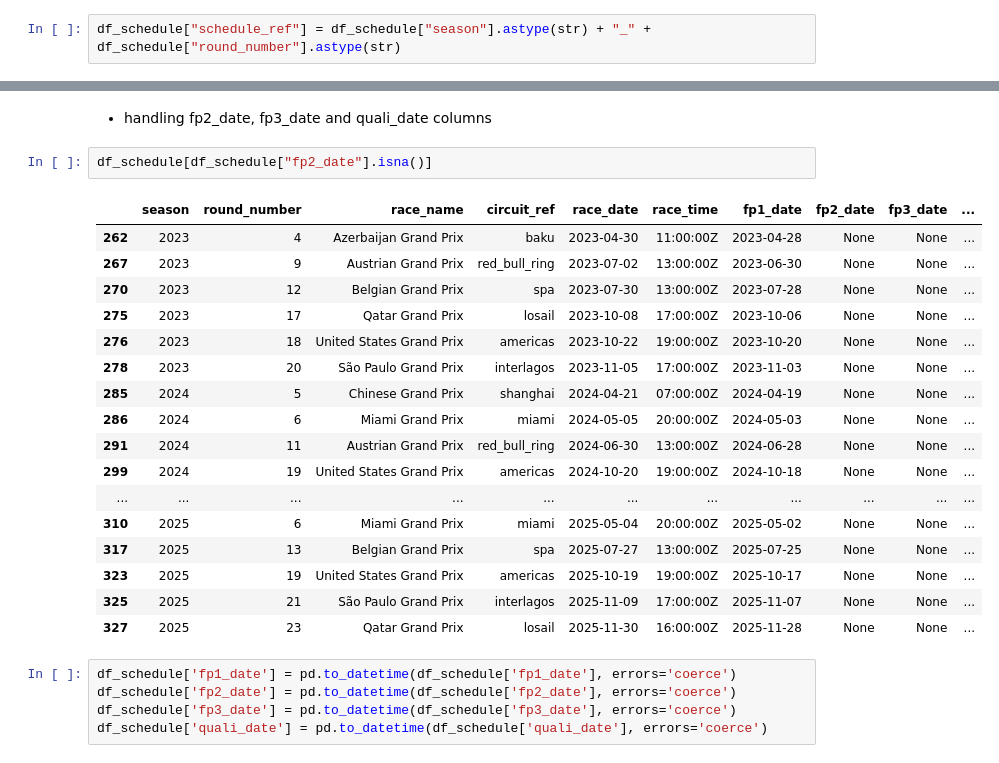
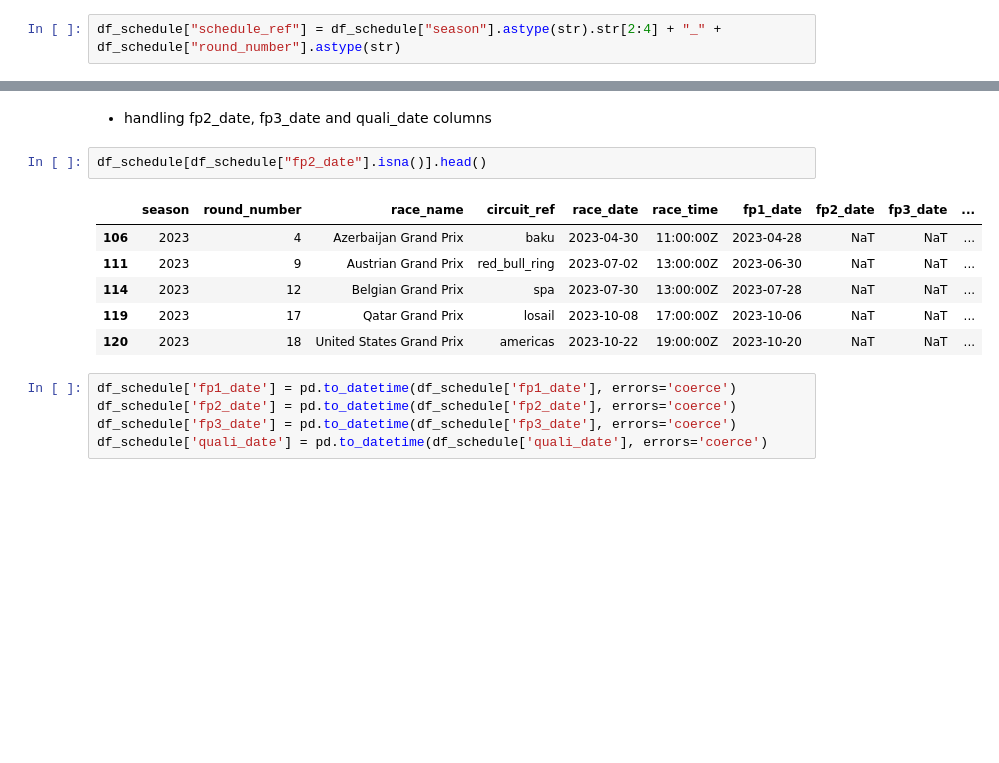
Before and after one commit to kanishka-maurya/F1, a Jupyter notebook: data_processing_notebooks/schedule.ipynb, the cells around one changed output, grey strips where cells are left out. Cells and saved outputs as stored; diff of their text form; blank space fills up the shorter version.

```diff
--- a/data_processing_notebooks/schedule.ipynb
+++ b/data_processing_notebooks/schedule.ipynb
@@ -50,7 +50,7 @@ memory usage: 28.7+ KB
 - creating **PRIMARY KEY**
 - combination of season and round_number columns is unique
 # %%
-df_schedule["schedule_ref"] = df_schedule["season"].astype(str) + "_" + df_schedule["round_number"].astype(str)
+df_schedule["schedule_ref"] = df_schedule["season"].astype(str).str[2:4] + "_" + df_schedule["round_number"].astype(str)
 # %%
 len(df_schedule["schedule_ref"].unique())
 # %% [output]
@@ -86,25 +79,14 @@ memory usage: 33.9+ KB
 # %% [markdown]
 - handling fp2_date, fp3_date and quali_date columns
 # %%
-df_schedule[df_schedule["fp2_date"].isna()]
+df_schedule[df_schedule["fp2_date"].isna()].head()
 # %% [output]
 |  | season | round_number | race_name | circuit_ref | race_date | race_time | fp1_date | fp2_date | fp3_date | ... |
-| 262 | 2023 | 4 | Azerbaijan Grand Prix | baku | 2023-04-30 | 11:00:00Z | 2023-04-28 | None | None | ... |
-| 267 | 2023 | 9 | Austrian Grand Prix | red_bull_ring | 2023-07-02 | 13:00:00Z | 2023-06-30 | None | None | ... |
-| 270 | 2023 | 12 | Belgian Grand Prix | spa | 2023-07-30 | 13:00:00Z | 2023-07-28 | None | None | ... |
-| 275 | 2023 | 17 | Qatar Grand Prix | losail | 2023-10-08 | 17:00:00Z | 2023-10-06 | None | None | ... |
-| 276 | 2023 | 18 | United States Grand Prix | americas | 2023-10-22 | 19:00:00Z | 2023-10-20 | None | None | ... |
-| 278 | 2023 | 20 | São Paulo Grand Prix | interlagos | 2023-11-05 | 17:00:00Z | 2023-11-03 | None | None | ... |
-| 285 | 2024 | 5 | Chinese Grand Prix | shanghai | 2024-04-21 | 07:00:00Z | 2024-04-19 | None | None | ... |
-| 286 | 2024 | 6 | Miami Grand Prix | miami | 2024-05-05 | 20:00:00Z | 2024-05-03 | None | None | ... |
-| 291 | 2024 | 11 | Austrian Grand Prix | red_bull_ring | 2024-06-30 | 13:00:00Z | 2024-06-28 | None | None | ... |
-| 299 | 2024 | 19 | United States Grand Prix | americas | 2024-10-20 | 19:00:00Z | 2024-10-18 | None | None | ... |
-| ... | ... | ... | ... | ... | ... | ... | ... | ... | ... | ... |
-| 310 | 2025 | 6 | Miami Grand Prix | miami | 2025-05-04 | 20:00:00Z | 2025-05-02 | None | None | ... |
-| 317 | 2025 | 13 | Belgian Grand Prix | spa | 2025-07-27 | 13:00:00Z | 2025-07-25 | None | None | ... |
-| 323 | 2025 | 19 | United States Grand Prix | americas | 2025-10-19 | 19:00:00Z | 2025-10-17 | None | None | ... |
-| 325 | 2025 | 21 | São Paulo Grand Prix | interlagos | 2025-11-09 | 17:00:00Z | 2025-11-07 | None | None | ... |
-| 327 | 2025 | 23 | Qatar Grand Prix | losail | 2025-11-30 | 16:00:00Z | 2025-11-28 | None | None | ... |
+| 106 | 2023 | 4 | Azerbaijan Grand Prix | baku | 2023-04-30 | 11:00:00Z | 2023-04-28 | NaT | NaT | ... |
+| 111 | 2023 | 9 | Austrian Grand Prix | red_bull_ring | 2023-07-02 | 13:00:00Z | 2023-06-30 | NaT | NaT | ... |
+| 114 | 2023 | 12 | Belgian Grand Prix | spa | 2023-07-30 | 13:00:00Z | 2023-07-28 | NaT | NaT | ... |
+| 119 | 2023 | 17 | Qatar Grand Prix | losail | 2023-10-08 | 17:00:00Z | 2023-10-06 | NaT | NaT | ... |
+| 120 | 2023 | 18 | United States Grand Prix | americas | 2023-10-22 | 19:00:00Z | 2023-10-20 | NaT | NaT | ... |
 # %%
 df_schedule['fp1_date'] = pd.to_datetime(df_schedule['fp1_date'], errors='coerce')
 df_schedule['fp2_date'] = pd.to_datetime(df_schedule['fp2_date'], errors='coerce')
```
Also changed, not shown: parts of 10 cells of this notebook, 10 other files.
